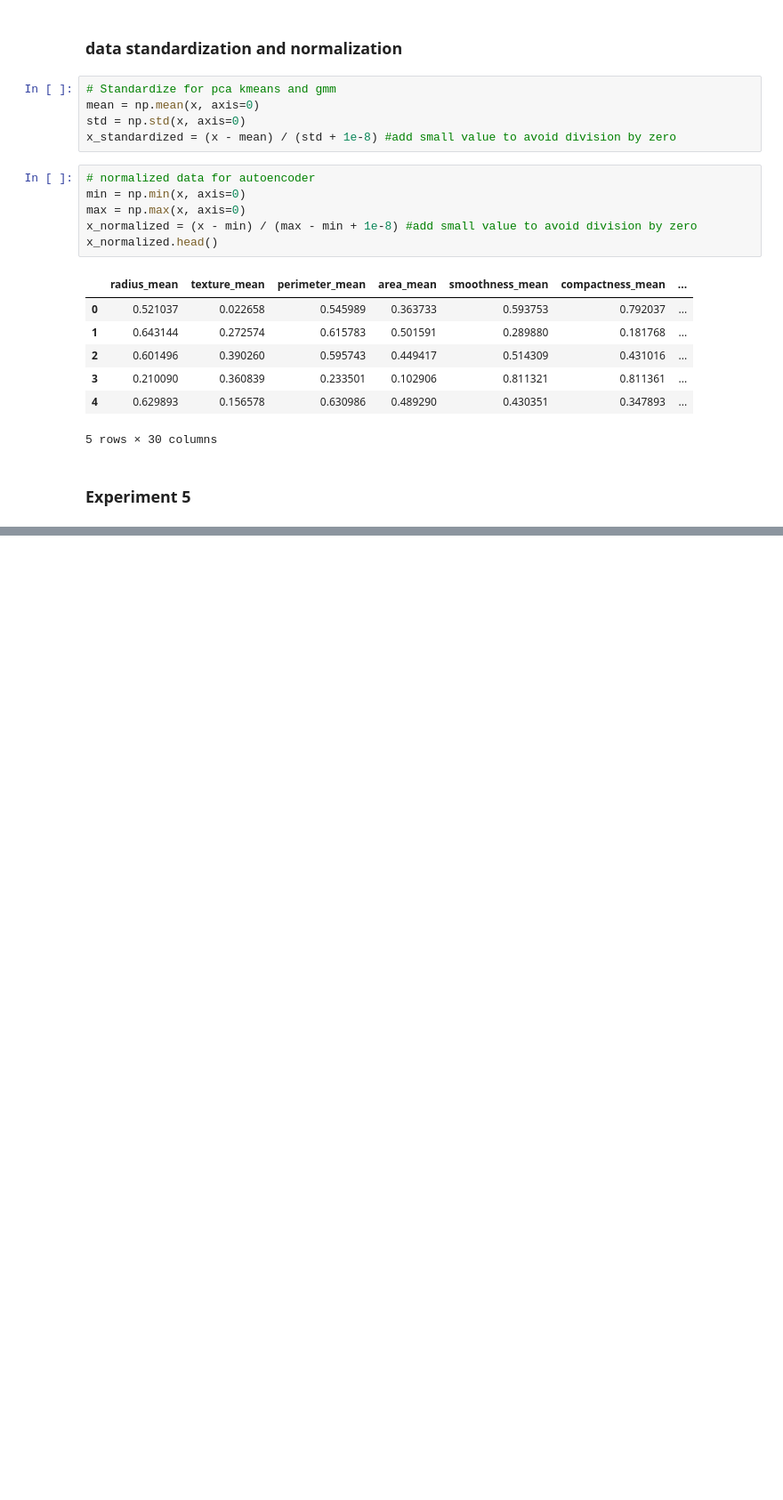
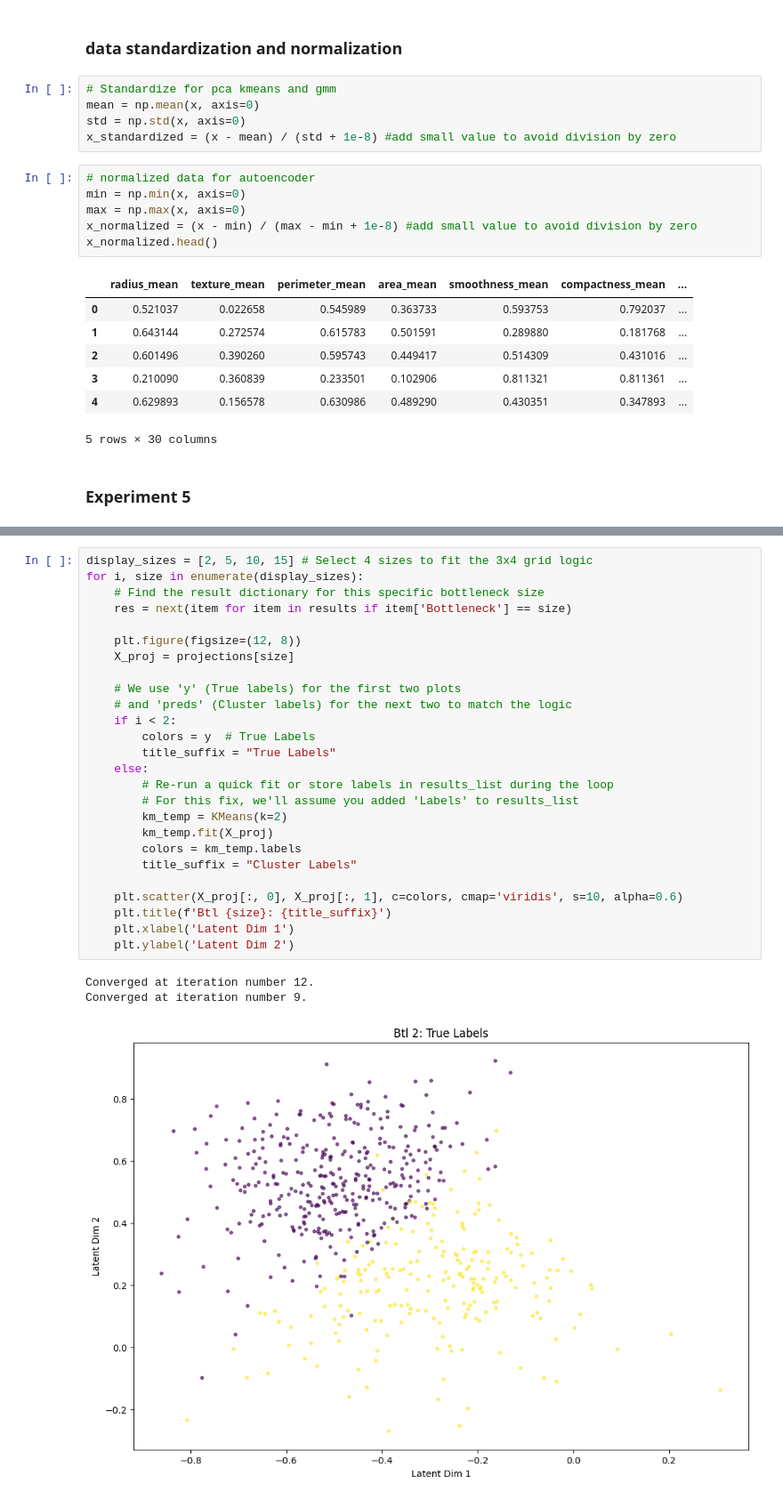
Before and after one commit to marwanelgharbawy/dimensionality-reduction-clustering, a Jupyter notebook: notebooks/experiments.ipynb, the cells around one changed output, grey strips where cells are left out. Shown: that part at 89% size. Cells and saved outputs as stored; diff of their text form; blank space fills up the shorter version.

```diff
--- a/notebooks/experiments.ipynb
+++ b/notebooks/experiments.ipynb
@@ -149,0 +176,30 @@ Bottleneck | Reconstruction Loss  | Inertia
+# %%
+display_sizes = [2, 5, 10, 15] # Select 4 sizes to fit the 3x4 grid logic
+for i, size in enumerate(display_sizes):
+    # Find the result dictionary for this specific bottleneck size
+    res = next(item for item in results if item['Bottleneck'] == size)
+
+    plt.figure(figsize=(12, 8))
+    X_proj = projections[size]
+
+    # We use 'y' (True labels) for the first two plots
+    # and 'preds' (Cluster labels) for the next two to match the logic
+    if i < 2:
+        colors = y  # True Labels
+        title_suffix = "True Labels"
+    else:
+        # Re-run a quick fit or store labels in results_list during the loop
+        # For this fix, we'll assume you added 'Labels' to results_list
+        km_temp = KMeans(k=2)
+        km_temp.fit(X_proj)
+        colors = km_temp.labels
+        title_suffix = "Cluster Labels"
+
+    plt.scatter(X_proj[:, 0], X_proj[:, 1], c=colors, cmap='viridis', s=10, alpha=0.6)
+    plt.title(f'Btl {size}: {title_suffix}')
+    plt.xlabel('Latent Dim 1')
+    plt.ylabel('Latent Dim 2')
+# %% [output]
+Converged at iteration number 12.
+Converged at iteration number 9.
+[figure, added]
```
Also changed, not shown: parts of 6 cells of this notebook.
